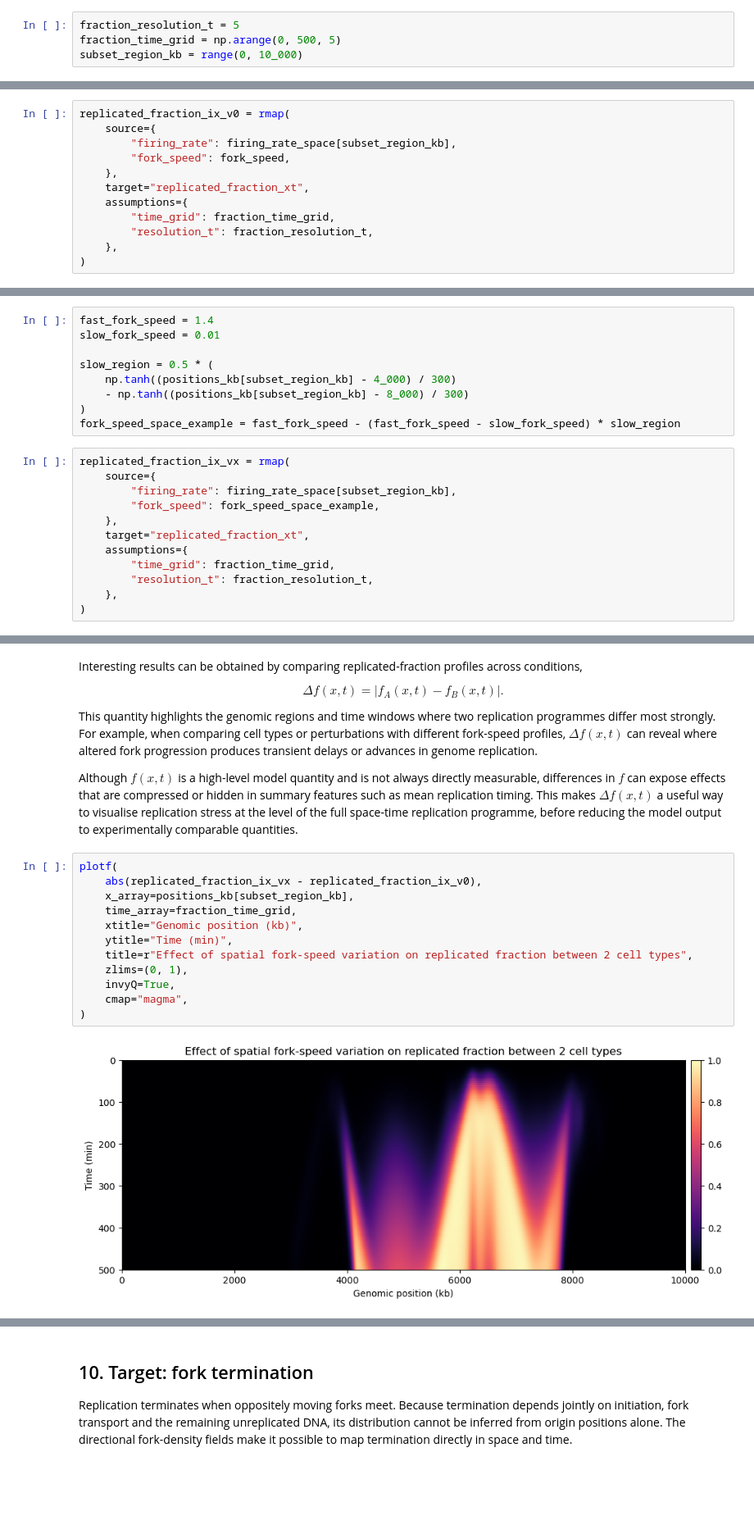
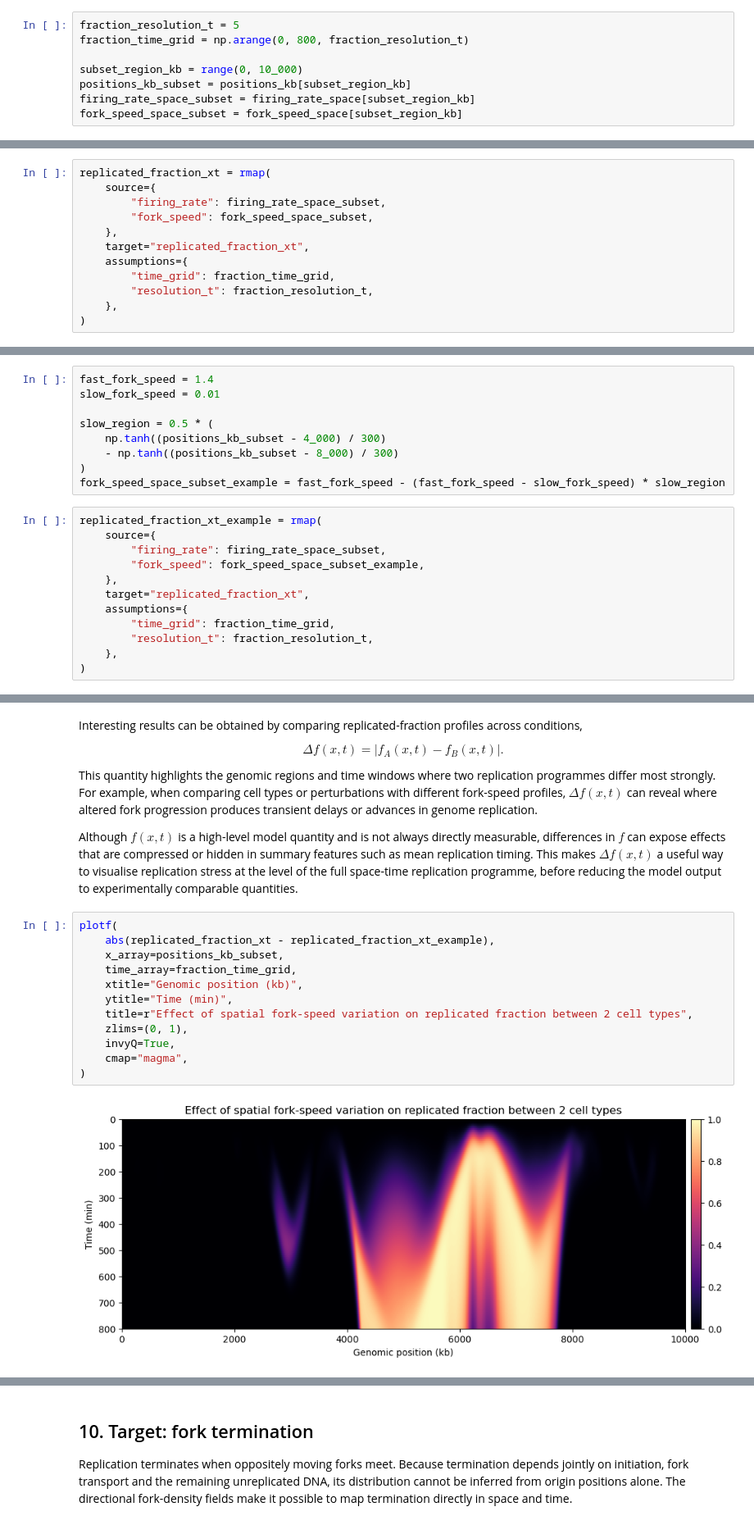
Before and after one commit to fberkemeier/DNAscape, a Jupyter notebook: examples/2-mapping.ipynb, the cells around one changed output, grey strips where cells are left out. Shown at 82% size. Saved outputs shown, nothing was run; the diff lists cells and outputs as text; blank space fills up the shorter version.

Commit message:
density plots inclusion

```diff
--- a/examples/2-mapping.ipynb
+++ b/examples/2-mapping.ipynb
@@ -788,5 +793,9 @@ For a clearer illustration, we begin by setting a time-axis resolution and subse
 # %%
 fraction_resolution_t = 5
-fraction_time_grid = np.arange(0, 500, 5)
+fraction_time_grid = np.arange(0, 800, fraction_resolution_t)
+
 subset_region_kb = range(0, 10_000)
+positions_kb_subset = positions_kb[subset_region_kb]
+firing_rate_space_subset = firing_rate_space[subset_region_kb]
+fork_speed_space_subset = fork_speed_space[subset_region_kb]
 # %% [markdown]
@@ -794,10 +803,10 @@ subset_region_kb = range(0, 10_000)
 
 This first forward map uses the spatial initiation profile fitted above and keeps fork speed constant.
 # %%
-replicated_fraction_ix_v0 = rmap(
+replicated_fraction_xt = rmap(
     source={
-        "firing_rate": firing_rate_space[subset_region_kb],
-        "fork_speed": fork_speed,
+        "firing_rate": firing_rate_space_subset,
+        "fork_speed": fork_speed_space_subset,
     },
     target="replicated_fraction_xt",
     assumptions={
@@ -836,15 +845,15 @@ fast_fork_speed = 1.4
 slow_fork_speed = 0.01
 
 slow_region = 0.5 * (
-    np.tanh((positions_kb[subset_region_kb] - 4_000) / 300)
-    - np.tanh((positions_kb[subset_region_kb] - 8_000) / 300)
+    np.tanh((positions_kb_subset - 4_000) / 300)
+    - np.tanh((positions_kb_subset - 8_000) / 300)
 )
-fork_speed_space_example = fast_fork_speed - (fast_fork_speed - slow_fork_speed) * slow_region
+fork_speed_space_subset_example = fast_fork_speed - (fast_fork_speed - slow_fork_speed) * slow_region
 # %%
-replicated_fraction_ix_vx = rmap(
+replicated_fraction_xt_example = rmap(
     source={
-        "firing_rate": firing_rate_space[subset_region_kb],
-        "fork_speed": fork_speed_space_example,
+        "firing_rate": firing_rate_space_subset,
+        "fork_speed": fork_speed_space_subset_example,
     },
     target="replicated_fraction_xt",
     assumptions={
@@ -887,17 +896,17 @@ This quantity highlights the genomic regions and time windows where two replicat
 Although $f(x,t)$ is a high-level model quantity and is not always directly measurable, differences in $f$ can expose effects that are compressed or hidden in summary features such as mean replication timing. This makes $\Delta f(x,t)$ a useful way to visualise replication stress at the level of the full space-time replication programme, before reducing the model output to experimentally comparable quantities.
 # %%
 plotf(
-    abs(replicated_fraction_ix_vx - replicated_fraction_ix_v0),
-    x_array=positions_kb[subset_region_kb],
+    abs(replicated_fraction_xt - replicated_fraction_xt_example),
+    x_array=positions_kb_subset,
     time_array=fraction_time_grid,
     xtitle="Genomic position (kb)",
     ytitle="Time (min)",
     title=r"Effect of spatial fork-speed variation on replicated fraction between 2 cell types",
     zlims=(0, 1),
     invyQ=True,
     cmap="magma",
 )
 # %% [output]
-[figure, old version]
+[figure, new version]
 # %% [markdown]
 ## 8. Target: fork density
```
Also changed, not shown: parts of 68 cells of this notebook, 5 other files.
